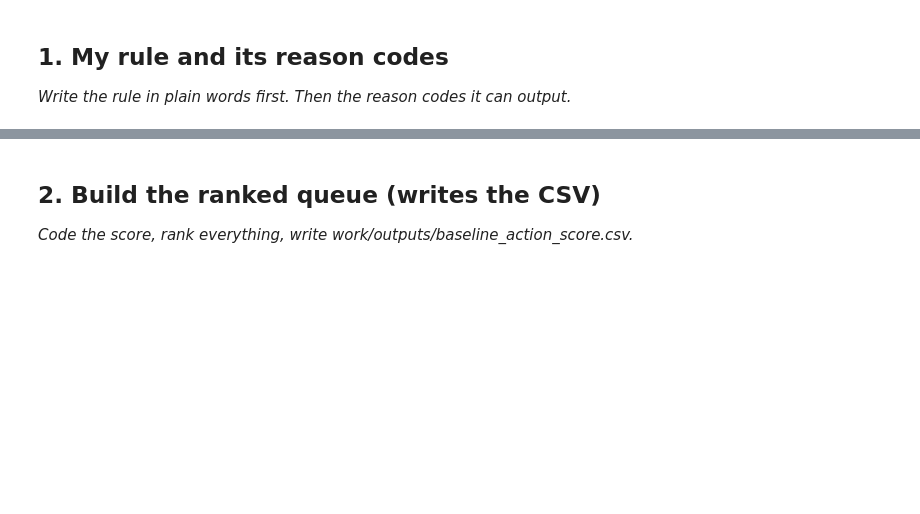
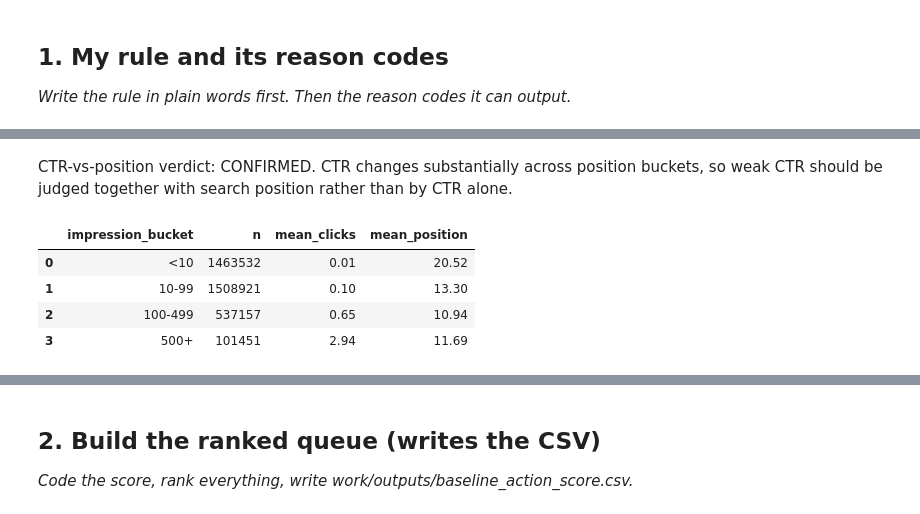
Before and after one commit to Malang43/flyrank-ml-internship-Malang43, a Jupyter notebook: work/notebooks/w04_baseline_score.ipynb, the cells around one changed output, grey strips where cells are left out. Drawn from its saved outputs; the diff is of its cells as text; code cells hidden in the pictures; blank space fills up the shorter version.

```diff
--- a/work/notebooks/w04_baseline_score.ipynb
+++ b/work/notebooks/w04_baseline_score.ipynb
@@ -15,0 +96,40 @@ This skeleton is yours to fill. Work the sections **in order** — each one has
+# %% [markdown]
+CTR-vs-position verdict: CONFIRMED. CTR changes substantially across position buckets, so weak CTR should be judged together with search position rather than by CTR alone.
+# %%
+signal_volume = con.sql(f"""
+SELECT
+    CASE
+        WHEN gsc_impressions < 10 THEN '<10'
+        WHEN gsc_impressions < 100 THEN '10-99'
+        WHEN gsc_impressions < 500 THEN '100-499'
+        ELSE '500+'
+    END AS impression_bucket,
+
+    COUNT(*) AS n,
+
+    ROUND(AVG(gsc_clicks), 2) AS mean_clicks,
+
+    ROUND(AVG(gsc_avg_position), 2) AS mean_position
+
+FROM {MAR}
+
+WHERE gsc_data_available IS TRUE
+
+GROUP BY 1
+
+ORDER BY
+    CASE
+        WHEN impression_bucket = '<10' THEN 1
+        WHEN impression_bucket = '10-99' THEN 2
+        WHEN impression_bucket = '100-499' THEN 3
+        ELSE 4
+    END
+""").df()
+
+signal_volume
+# %% [output]
+|  | impression_bucket | n | mean_clicks | mean_position |
+| 0 | <10 | 1463532 | 0.01 | 20.52 |
+| 1 | 10-99 | 1508921 | 0.10 | 13.30 |
+| 2 | 100-499 | 537157 | 0.65 | 10.94 |
+| 3 | 500+ | 101451 | 2.94 | 11.69 |
```
Also changed, not shown: parts of 15 cells of this notebook.
